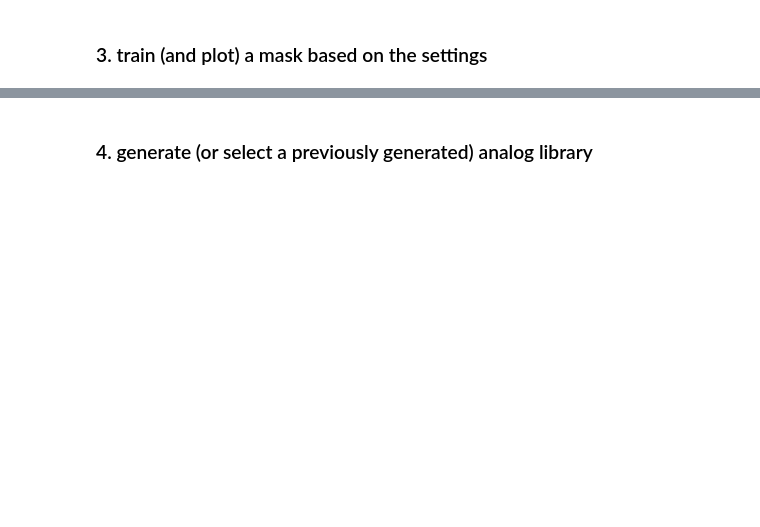
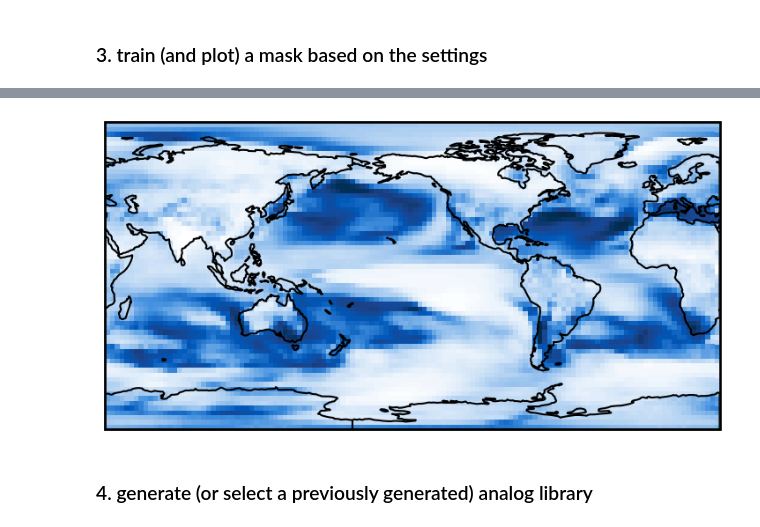
Before and after one commit to mafern/mask-analog-predictions, a Jupyter notebook: new_experiment.ipynb, the cells around one changed output, grey strips where cells are left out. Drawn from its saved outputs; the diff is of its cells as text; code cells hidden in the pictures; blank space fills up the shorter version.

Commit message:
fix crps, add figures, inverse tether weighting, plot updates

```diff
--- a/new_experiment.ipynb
+++ b/new_experiment.ipynb
@@ -52,12 +53,12 @@ warnings.filterwarnings("ignore", category=RuntimeWarning)
 # this lists all the regions available (you can add new regions to regions.json)
 # exp_object.list_regions
 # %%
-experiment_name = 'miroc_tl'
+experiment_name = "base_nodense_2.8"
 all_models = ['GISS-E2-2-G', 'NorESM2-LM', 'ACCESS-ESM1-5', 'CanESM5-1', 'CMCC-CM2-HR4', 'CESM2', 'AWI-ESM-1-1', 'CAMS-CSM1', 'CMCC-ESM2', 'CESM2-WACCM', 'MPI-ESM1-2-HR', 'AWI-CM-1-1', 'MIROC', 'MPI-ESM1-2-LR', 'GISS-E2-1-G', 'CNRM-CM6-1', 'CMCC-CM2-SR5', 'MRI-ESM2-0', 'MIROC-ES2H', 'CanESM5-CanOE', 'ACCESS-CM2', 'BCC-ESM1', 'UKESM1-1-LL', 'UKESM1-0-LL', 'CanESM5', 'BCC-CSM2', 'TaiESM', 'NorESM2-MM', 'MIROC-ES2L']
 obs = ['ERA5', 'BEST']
 # %%
 # now, define a new experiment with all the settings you want to change
-new_exp = exp_object.make_exp_dictionary(experiment_name, variable_list=['tas'], analog_models=['MIROC'], soi_models=all_models, leadtime=5, split=[1, 1, 1], region='western us', val_models=all_models, target_var=['tas'], window=False, trajectory=1, resolutions=4, time_range=False, norm_data=True, baseline=[1961, 1990], remove_trend=False, norm_weights=True, transfer_exp='nomiroc_base', method='jacob', mask=False, prediction_nodes=[5, 5, 5], prediction_activation='elu', learning_rate=0.001, loss='mse', patience=50, min_delta=0.005, batch_size=8, val_batch_size=2500, max_epochs=5000, mask_activation='relu', mask_init="ones", mask_l1=0.0, mask_l2=0.0, seed=20)
+new_exp = exp_object.make_exp_dictionary(experiment_name, variable_list=['tas'], analog_models=all_models, soi_models=all_models, leadtime=5, split=[5, 3, 2], region='western us', val_models=all_models, target_var=['tas'], window=False, trajectory=1, resolutions=4, time_range=False, norm_data=True, baseline=[1961, 1990], remove_trend=False, norm_weights=True, transfer_exp=None, mask=False, prediction_nodes=[], prediction_activation='elu', learning_rate=0.001, loss='mse', patience=50, min_delta=0.005, batch_size=64, val_batch_size=2500, max_epochs=5000, mask_activation='relu', mask_init="ones", mask_l1=0.0, mask_l2=0.0, seed=20)
 
 # this adds the experiment to the json file
 exp_object.add_experiment(new_exp)
@@ -65,4 +69,5 @@ exp_object.add_experiment(new_exp)
 ### 3. train (and plot) a mask based on the settings
 # %%
 # NOTE: this may need to be run in a terminal when the amount of data is large
-exp_object.make_mask(experiment_name, transfer='shallow', overwrite_model=True, overwrite_mask=True)
+experiment_name = "base_nodense_2.8_era5"
+exp_object.make_mask(experiment_name, overwrite_model=True, overwrite_mask=True)
@@ -69,8 +99,10 @@ exp_object.make_mask(experiment_name, transfer='shallow', overwrite_model=True,
 # %%
 # plot the mask
 exp_object.plot_mask(experiment_name, colorbar=False)
 # make a gif of the training
-exp_object.make_mask_gif(experiment_name)
+# exp_object.make_mask_gif(experiment_name)
+# %% [output]
+[figure, added]
 # %% [markdown]
 ### 4. generate (or select a previously generated) analog library
 # %%
```
Also changed, not shown: parts of 12 cells of this notebook, 14 other files.
